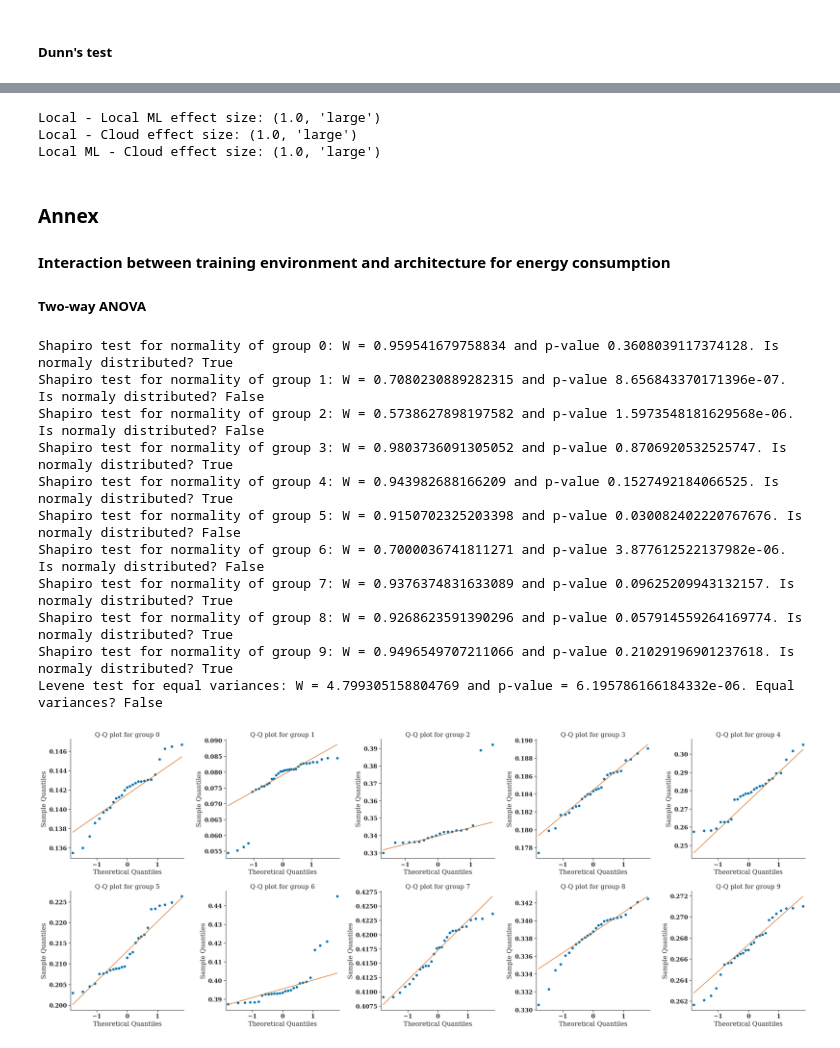
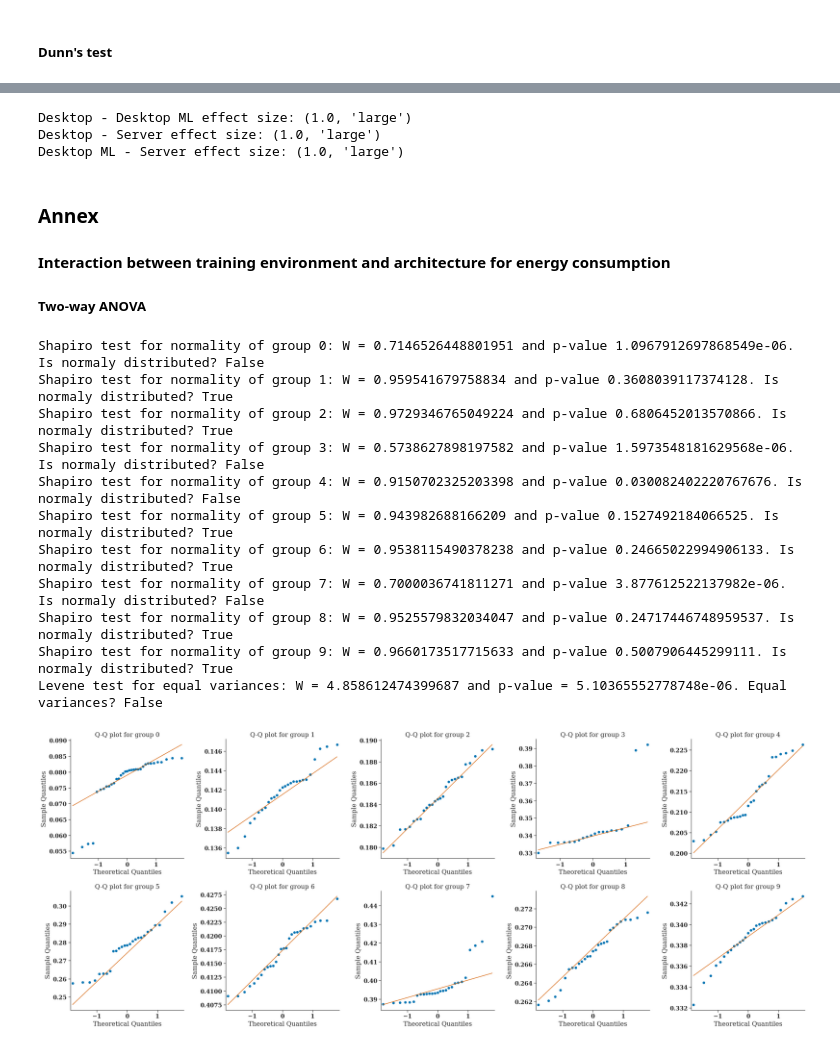
Before and after one commit to GAISSA-UPC/dl-training-energy-estimation, a Jupyter notebook: notebooks/RQ1-and-RQ2.ipynb, the cells around one changed output, grey strips where cells are left out. Saved outputs shown, nothing was run; the diff lists cells and outputs as text; code cells hidden in the pictures.

Commit message:
Change traning environment naming

```diff
--- a/notebooks/RQ1-and-RQ2.ipynb
+++ b/notebooks/RQ1-and-RQ2.ipynb
@@ -119,21 +119,21 @@ analysis_df["normalized duration"] = (
     analysis_df["training duration (h)"] * HOURS_TO_MILISECONDS / analysis_df["total seen images"]
 )
 # %%
-local_n_mobilenet = analysis_df.query("`training environment` == 'Local N' & architecture == 'MobileNet V2'")
-local_n_nasnet = analysis_df.query("`training environment` == 'Local N' & architecture == 'NASNet Mobile'")
+desktop_n_mobilenet = analysis_df.query("`training environment` == 'Desktop N' & architecture == 'MobileNet V2'")
+desktop_n_nasnet = analysis_df.query("`training environment` == 'Desktop N' & architecture == 'NASNet Mobile'")
 
-local_ml_mobilenet = analysis_df.query("`training environment` == 'Local ML' & architecture == 'MobileNet V2'")
-local_ml_nasnet = analysis_df.query("`training environment` == 'Local ML' & architecture == 'NASNet Mobile'")
-local_ml_xception = analysis_df.query("`training environment` == 'Local ML' & architecture == 'Xception'")
-local_ml_resnet50 = analysis_df.query("`training environment` == 'Local ML' & architecture == 'ResNet50'")
-local_ml_vgg16 = analysis_df.query("`training environment` == 'Local ML' & architecture == 'VGG16'")
+desktop_ml_mobilenet = analysis_df.query("`training environment` == 'Desktop ML' & architecture == 'MobileNet V2'")
+desktop_ml_nasnet = analysis_df.query("`training environment` == 'Desktop ML' & architecture == 'NASNet Mobile'")
+desktop_ml_xception = analysis_df.query("`training environment` == 'Desktop ML' & architecture == 'Xception'")
+desktop_ml_resnet50 = analysis_df.query("`training environment` == 'Desktop ML' & architecture == 'ResNet50'")
+desktop_ml_vgg16 = analysis_df.query("`training environment` == 'Desktop ML' & architecture == 'VGG16'")
 
 
-cloud_mobilenet = analysis_df.query("`training environment` == 'Cloud' & architecture == 'MobileNet V2'")
-cloud_nasnet = analysis_df.query("`training environment` == 'Cloud' & architecture == 'NASNet Mobile'")
-cloud_xception = analysis_df.query("`training environment` == 'Cloud' & architecture == 'Xception'")
-cloud_resnet50 = analysis_df.query("`training environment` == 'Cloud' & architecture == 'ResNet50'")
-cloud_vgg16 = analysis_df.query("`training environment` == 'Cloud' & architecture == 'VGG16'")
+server_mobilenet = analysis_df.query("`training environment` == 'Server' & architecture == 'MobileNet V2'")
+server_nasnet = analysis_df.query("`training environment` == 'Server' & architecture == 'NASNet Mobile'")
+server_xception = analysis_df.query("`training environment` == 'Server' & architecture == 'Xception'")
+server_resnet50 = analysis_df.query("`training environment` == 'Server' & architecture == 'ResNet50'")
+server_vgg16 = analysis_df.query("`training environment` == 'Server' & architecture == 'VGG16'")
 # %% [markdown]
 ### Impact of temperature on energy consumption
 # %% [markdown]
@@ -1579,5 +1583,5 @@ SignificanceResult(statistic=0.8640986988823989, pvalue=1.1086248592914777e-39)
 # %%
-rq2_df = pd.concat([local_n_mobilenet, local_ml_mobilenet, cloud_mobilenet])
+rq2_df = pd.concat([desktop_n_mobilenet, desktop_ml_mobilenet, server_mobilenet])
 # %% [markdown]
 #### Energy
 
@@ -1727,11 +1731,11 @@ Local ML - Cloud effect size: (1.0, 'large')
 
 As with the energy data, data is not normally distributed. Therefore, the relevant results are obtained from the Kruskal-Wallis test.
 # %%
-local = rq2_df.gpu_usage[rq2_df["training environment"] == "Local N"]
-local_ml = rq2_df.gpu_usage[rq2_df["training environment"] == "Local ML"]
-Cloud = rq2_df.gpu_usage[rq2_df["training environment"] == "Cloud"]
+desktop = rq2_df.gpu_usage[rq2_df["training environment"] == "Desktop N"]
+desktop_ml = rq2_df.gpu_usage[rq2_df["training environment"] == "Desktop ML"]
+Server = rq2_df.gpu_usage[rq2_df["training environment"] == "Server"]
 
 dependent_variable = "normalized duration"
 # %%
-_ = test_assumptions(local, local_ml, Cloud, nrows=1, ncols=3, figsize=(15, 5))
+_ = test_assumptions(desktop, desktop_ml, Server, nrows=1, ncols=3, figsize=(15, 5))
 # %% [output]
@@ -1785,11 +1789,11 @@ p_values < 0.05
 # %%
-print(f"Local - Local ML effect size: {cliffs_delta(local, local_ml)}")
-print(f"Local - Cloud effect size: {cliffs_delta(local, Cloud)}")
-print(f"Local ML - Cloud effect size: {cliffs_delta(local_ml, Cloud)}")
+print(f"Desktop - Desktop ML effect size: {cliffs_delta(desktop, desktop_ml)}")
+print(f"Desktop - Server effect size: {cliffs_delta(desktop, Server)}")
+print(f"Desktop ML - Server effect size: {cliffs_delta(desktop_ml, Server)}")
 # %% [output]
-Local - Local ML effect size: (1.0, 'large')
-Local - Cloud effect size: (1.0, 'large')
-Local ML - Cloud effect size: (1.0, 'large')
+Desktop - Desktop ML effect size: (1.0, 'large')
+Desktop - Server effect size: (1.0, 'large')
+Desktop ML - Server effect size: (1.0, 'large')
 # %% [markdown]
 ### Annex
 
@@ -1799,29 +1803,29 @@ Local ML - Cloud effect size: (1.0, 'large')
 # %%
 dependent_variable = "energy"
 factor_1 = "architecture"
 factor_2 = "training environment"
 
-anex_df = analysis_df.query("`training environment` != 'Local N'")
+anex_df = analysis_df.query("`training environment` != 'Desktop N'")
 
 _ = test_assumptions(
     *[group[dependent_variable] for _, group in anex_df.groupby([factor_1, factor_2])],
     nrows=2,
     ncols=5,
     figsize=(25, 10),
 )
 # %% [output]
-Shapiro test for normality of group 0: W = 0.959541679758834 and p-value 0.3608039117374128. Is normaly distributed? True
-Shapiro test for normality of group 1: W = 0.7080230889282315 and p-value 8.656843370171396e-07. Is normaly distributed? False
-Shapiro test for normality of group 2: W = 0.5738627898197582 and p-value 1.5973548181629568e-06. Is normaly distributed? False
-Shapiro test for normality of group 3: W = 0.9803736091305052 and p-value 0.8706920532525747. Is normaly distributed? True
-Shapiro test for normality of group 4: W = 0.943982688166209 and p-value 0.1527492184066525. Is normaly distributed? True
-Shapiro test for normality of group 5: W = 0.9150702325203398 and p-value 0.030082402220767676. Is normaly distributed? False
-Shapiro test for normality of group 6: W = 0.7000036741811271 and p-value 3.877612522137982e-06. Is normaly distributed? False
-Shapiro test for normality of group 7: W = 0.9376374831633089 and p-value 0.09625209943132157. Is normaly distributed? True
-Shapiro test for normality of group 8: W = 0.9268623591390296 and p-value 0.057914559264169774. Is normaly distributed? True
-Shapiro test for normality of group 9: W = 0.9496549707211066 and p-value 0.21029196901237618. Is normaly distributed? True
-Levene test for equal variances: W = 4.799305158804769 and p-value = 6.195786166184332e-06. Equal variances? False
+Shapiro test for normality of group 0: W = 0.7146526448801951 and p-value 1.0967912697868549e-06. Is normaly distributed? False
+Shapiro test for normality of group 1: W = 0.959541679758834 and p-value 0.3608039117374128. Is normaly distributed? True
+Shapiro test for normality of group 2: W = 0.9729346765049224 and p-value 0.6806452013570866. Is normaly distributed? True
+Shapiro test for normality of group 3: W = 0.5738627898197582 and p-value 1.5973548181629568e-06. Is normaly distributed? False
+Shapiro test for normality of group 4: W = 0.9150702325203398 and p-value 0.030082402220767676. Is normaly distributed? False
+Shapiro test for normality of group 5: W = 0.943982688166209 and p-value 0.1527492184066525. Is normaly distributed? True
+Shapiro test for normality of group 6: W = 0.9538115490378238 and p-value 0.24665022994906133. Is normaly distributed? True
+Shapiro test for normality of group 7: W = 0.7000036741811271 and p-value 3.877612522137982e-06. Is normaly distributed? False
+Shapiro test for normality of group 8: W = 0.9525579832034047 and p-value 0.24717446748959537. Is normaly distributed? True
+Shapiro test for normality of group 9: W = 0.9660173517715633 and p-value 0.5007906445299111. Is normaly distributed? True
+Levene test for equal variances: W = 4.858612474399687 and p-value = 5.10365552778748e-06. Equal variances? False
-[figure, old version]
+[figure, new version]
 # %%
 pg.anova(
     data=anex_df,
```
Also changed, not shown: parts of 86 cells of this notebook, 23 other files.
